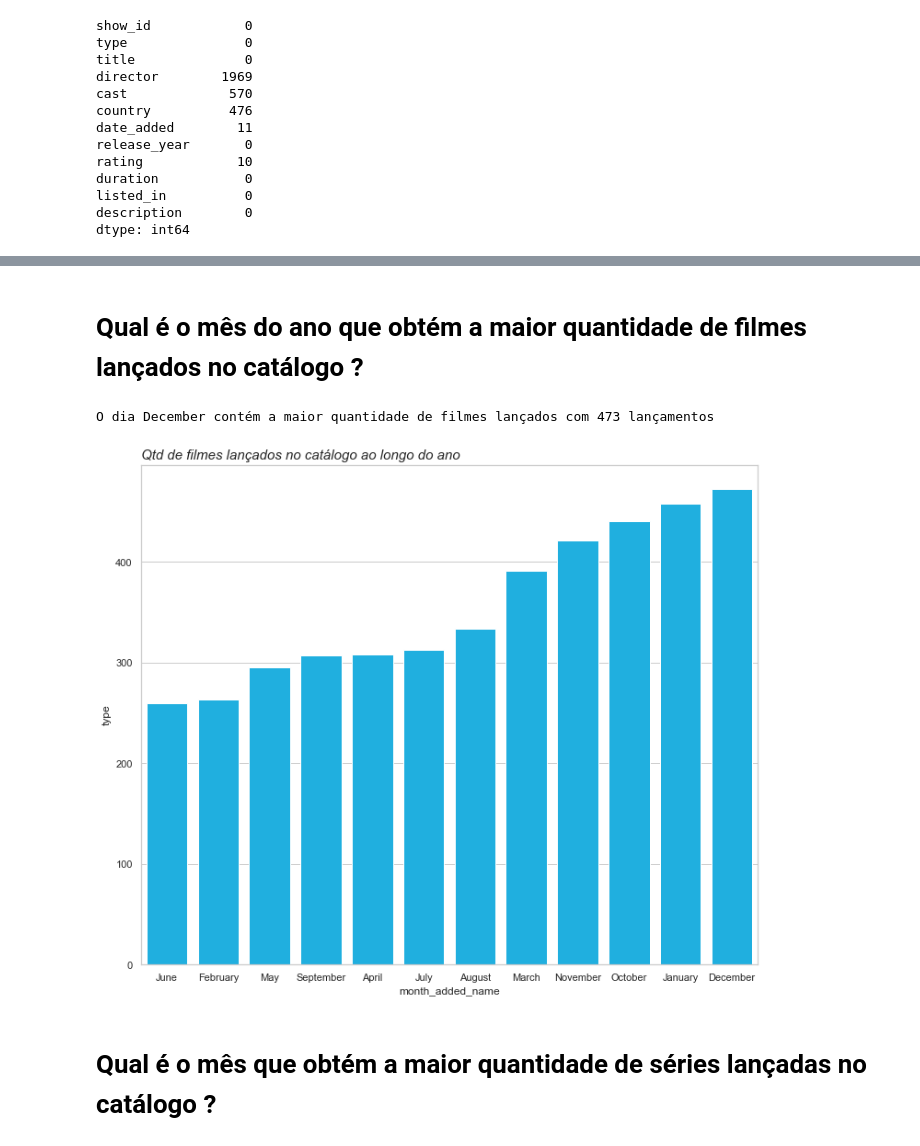
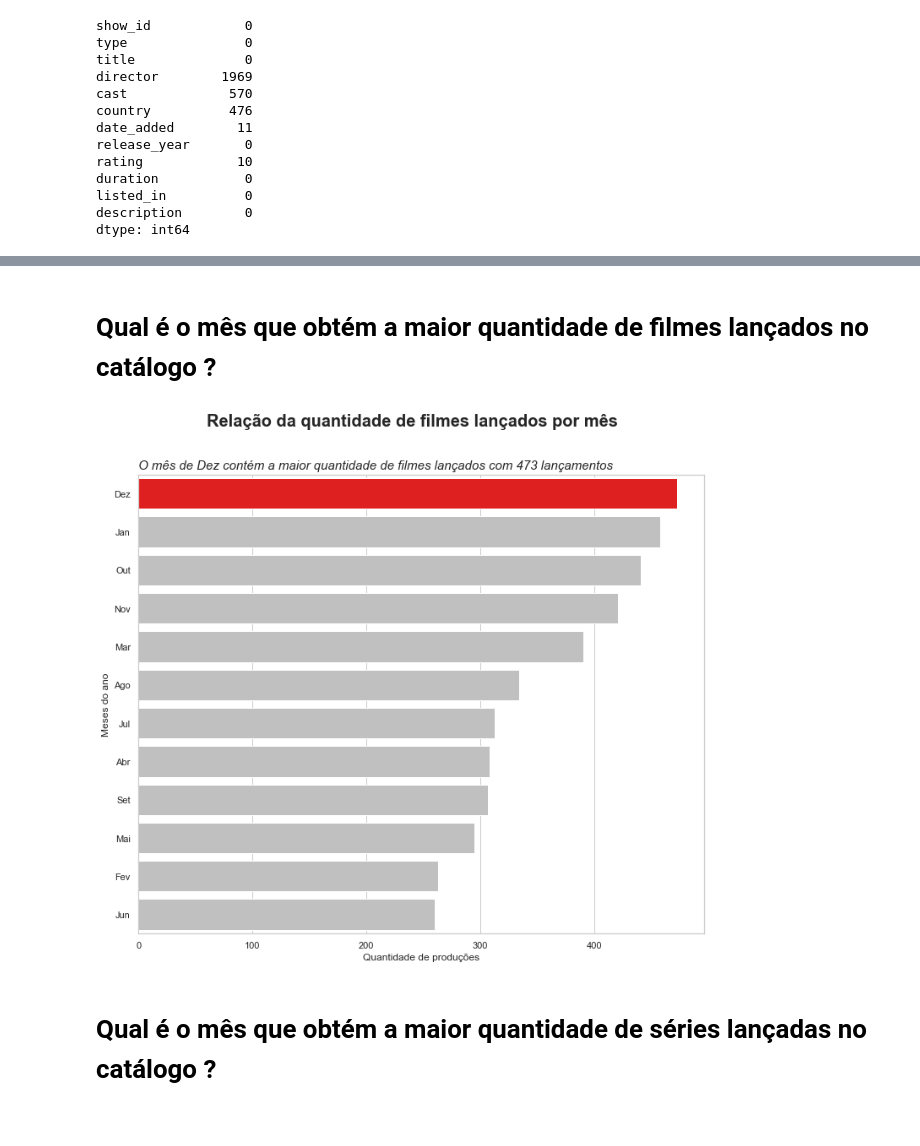
Before and after one commit to Alves-Eduarda/Netflix_dataset, a Jupyter notebook: Netflix.ipynb, the cells around one changed output, grey strips where cells are left out. Cells and saved outputs as stored; diff of their text form; code cells hidden in the pictures.

```diff
--- a/Netflix.ipynb
+++ b/Netflix.ipynb
@@ -114,3 +94,32 @@ ntf['duration'] =  ntf['duration'].apply(lambda x : float(x) if x != np.nan else
+# %%
+# Mudando o nome do mês para português
+def nome_mes(x):
+    if x.strip() == 'January':
+        return 'Jan'
+    elif x.strip() == 'February':
+        return 'Fev'
+    elif x.strip() == 'March':
+        return 'Mar'
+    elif x.strip() == 'April':
+        return 'Abr'
+    elif x.strip() == 'May':
+        return 'Mai'
+    elif x.strip() == 'June':
+        return 'Jun'
+    elif x.strip() == 'July':
+        return 'Jul'
+    elif x.strip() == 'August':
+        return 'Ago'
+    elif x.strip() == 'September':
+        return 'Set'
+    elif x.strip() == 'October':
+        return 'Out'
+    elif x.strip() == 'November':
+        return 'Nov'
+    elif x.strip() == 'December':
+        return 'Dez'
+
+ntf['month_added_name'] = ntf['month_added_name'].apply(lambda x: nome_mes(x))
 # %%
 # Dividindo o dataset em filmes e séries
 filmes = ntf.loc[ntf['type'] == 'Movie']
@@ -173,15 +150,18 @@ iplot(fig)
 # %% [markdown]
-# Qual é o mês do ano que obtém a maior quantidade de filmes lançados no catálogo ?
+# Qual é o mês que obtém a maior quantidade de filmes lançados no catálogo ?
 # %%
 filmes_month = pd.DataFrame(filmes.groupby(['month_added_name'])['type'].count().sort_values(ascending=True)).reset_index()
-print(f'O dia {filmes_month.loc[11][0]} contém a maior quantidade de filmes lançados com {filmes_month.loc[11][1]} lançamentos')
+filmes_month = filmes_month.sort_values(by='type',ascending=False)
 
-sns.barplot(x='month_added_name',y='type',data=filmes_month,color='deepskyblue')
-plt.title("Qtd de filmes lançados no catálogo ao longo do ano",loc='left',fontsize=15,fontstyle='oblique')
+clrs = ['silver' if (x < max(filmes_month['type'])) else 'red' for x in  filmes_month['type']]
+sns.barplot(y='month_added_name',x='type',data=filmes_month,palette=clrs,orient='h')
+plt.xlabel('Quantidade de produções')
+plt.ylabel('Meses do ano')
+plt.suptitle('Relação da quantidade de filmes lançados por mês',fontsize=20,weight='bold')
+plt.title(f'O mês de {filmes_month.loc[11][0]} contém a maior quantidade de filmes lançados com {filmes_month.loc[11][1]} lançamentos',loc='left',fontsize=15,fontstyle='oblique')
 plt.show()
 # %% [output]
-O dia December contém a maior quantidade de filmes lançados com 473 lançamentos
-[figure, old version]
+[figure, new version]
 # %% [markdown]
 # Qual é o mês que obtém a maior quantidade de séries lançadas no catálogo ?
 # %%
```
Also changed, not shown: parts of 45 cells of this notebook.
